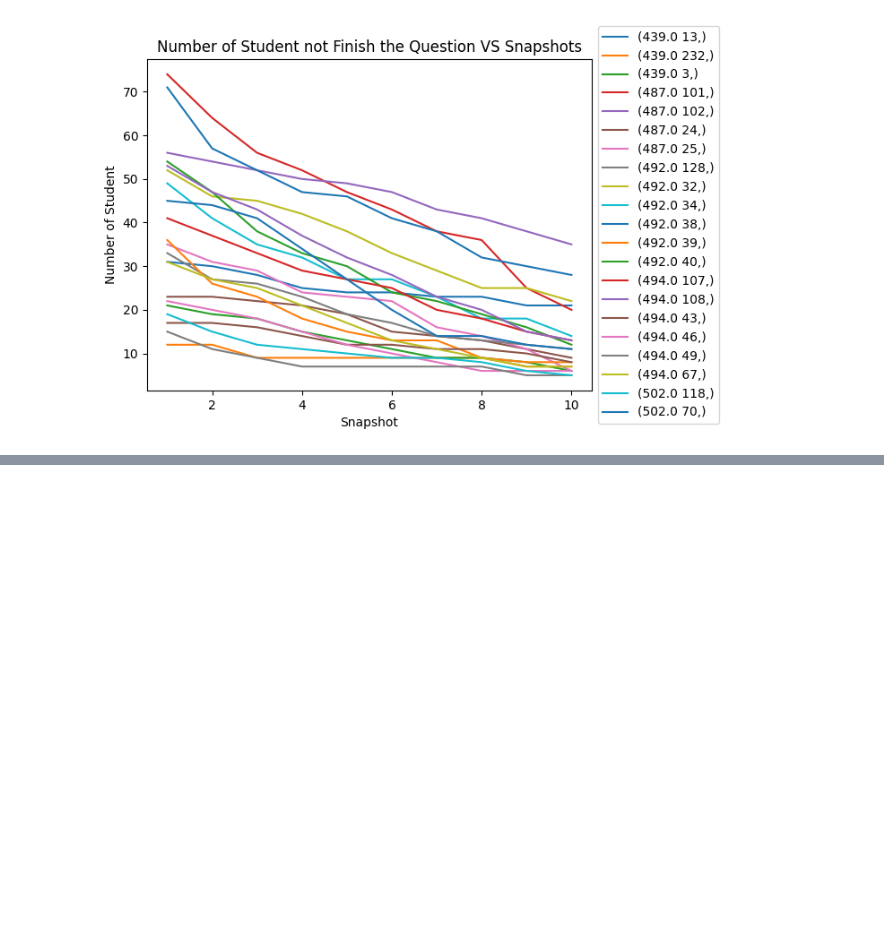
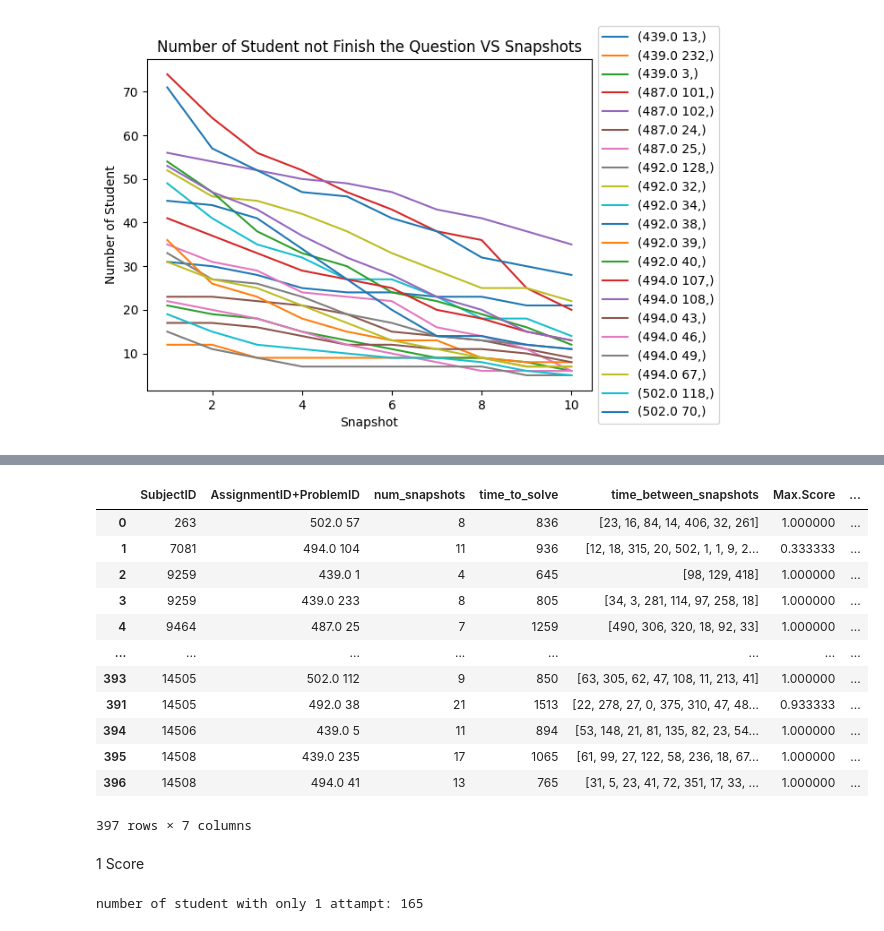
Before and after one commit to nogaschw/Detecting-Struggling-Student-Programmers-using-Proficiency-Taxonomies, a Jupyter notebook: stat_codeworkout.ipynb, the cells around one changed output, grey strips where cells are left out. Cells and saved outputs as stored; diff of their text form; code cells hidden in the pictures; blank space fills up the shorter version.

```diff
--- a/stat_codeworkout.ipynb
+++ b/stat_codeworkout.ipynb
@@ -558,0 +637,32 @@ for key, grp in df_filter_snapshots_vs_score_10.groupby(['AssignmentID+ProblemID
+# %%
+columns = ['SubjectID', 'AssignmentID+ProblemID', 'num_snapshots', 'time_to_solve', 'time_between_snapshots', 'Max.Score', 'Snapshots']
+
+data = [['SubjectID', 'AssignmentID+ProblemID', 'num_snapshots', 'time_to_solve', 'time_between_snapshots', 'Max.Score', 'Snapshots']]
+
+for index, row in df_without_break.iterrows():
+    problem = row['AssignmentID+ProblemID']
+    avg = result_df[result_df['AssignmentID+ProblemID'] == problem]['avg_time_to_solve'].values[0]
+    std = result_df[result_df['AssignmentID+ProblemID'] == problem]['std_dev_time_to_solve'].values[0]
+    if row['time_to_solve'] > avg + 2 * std:
+        data.append([row['SubjectID'], row['AssignmentID+ProblemID'], row['num_snapshots'], row['time_to_solve'], row['time_between_snapshots'], row['Max.Score'], row['Snapshots']])
+
+time_2_std = pd.DataFrame(data[1:], columns=columns)
+# %%
+time_2_std = time_2_std.sort_values(by=['SubjectID'])
+time_2_std
+# %% [output]
+|  | SubjectID | AssignmentID+ProblemID | num_snapshots | time_to_solve | time_between_snapshots | Max.Score | ... |
+| 0 | 263 | 502.0 57 | 8 | 836 | [23, 16, 84, 14, 406, 32, 261] | 1.000000 | ... |
+| 1 | 7081 | 494.0 104 | 11 | 936 | [12, 18, 315, 20, 502, 1, 1, 9, 2... | 0.333333 | ... |
+| 2 | 9259 | 439.0 1 | 4 | 645 | [98, 129, 418] | 1.000000 | ... |
+| 3 | 9259 | 439.0 233 | 8 | 805 | [34, 3, 281, 114, 97, 258, 18] | 1.000000 | ... |
+| 4 | 9464 | 487.0 25 | 7 | 1259 | [490, 306, 320, 18, 92, 33] | 1.000000 | ... |
+| ... | ... | ... | ... | ... | ... | ... | ... |
+| 393 | 14505 | 502.0 112 | 9 | 850 | [63, 305, 62, 47, 108, 11, 213, 41] | 1.000000 | ... |
+| 391 | 14505 | 492.0 38 | 21 | 1513 | [22, 278, 27, 0, 375, 310, 47, 48... | 0.933333 | ... |
+| 394 | 14506 | 439.0 5 | 11 | 894 | [53, 148, 21, 81, 135, 82, 23, 54... | 1.000000 | ... |
+| 395 | 14508 | 439.0 235 | 17 | 1065 | [61, 99, 27, 122, 58, 236, 18, 67... | 1.000000 | ... |
+| 396 | 14508 | 494.0 41 | 13 | 765 | [31, 5, 23, 41, 72, 351, 17, 33, ... | 1.000000 | ... |
+397 rows × 7 columns
+# %% [markdown]
+1 Score
@@ -558,0 +671,4 @@ for key, grp in df_filter_snapshots_vs_score_10.groupby(['AssignmentID+ProblemID
+# %%
+print("number of student with only 1 attampt:", len(df_1_score[df_1_score['num_snapshots'] == 1]))
+# %% [output]
+number of student with only 1 attampt: 165
```
Also changed, not shown: parts of 26 cells of this notebook, 6 other files.
